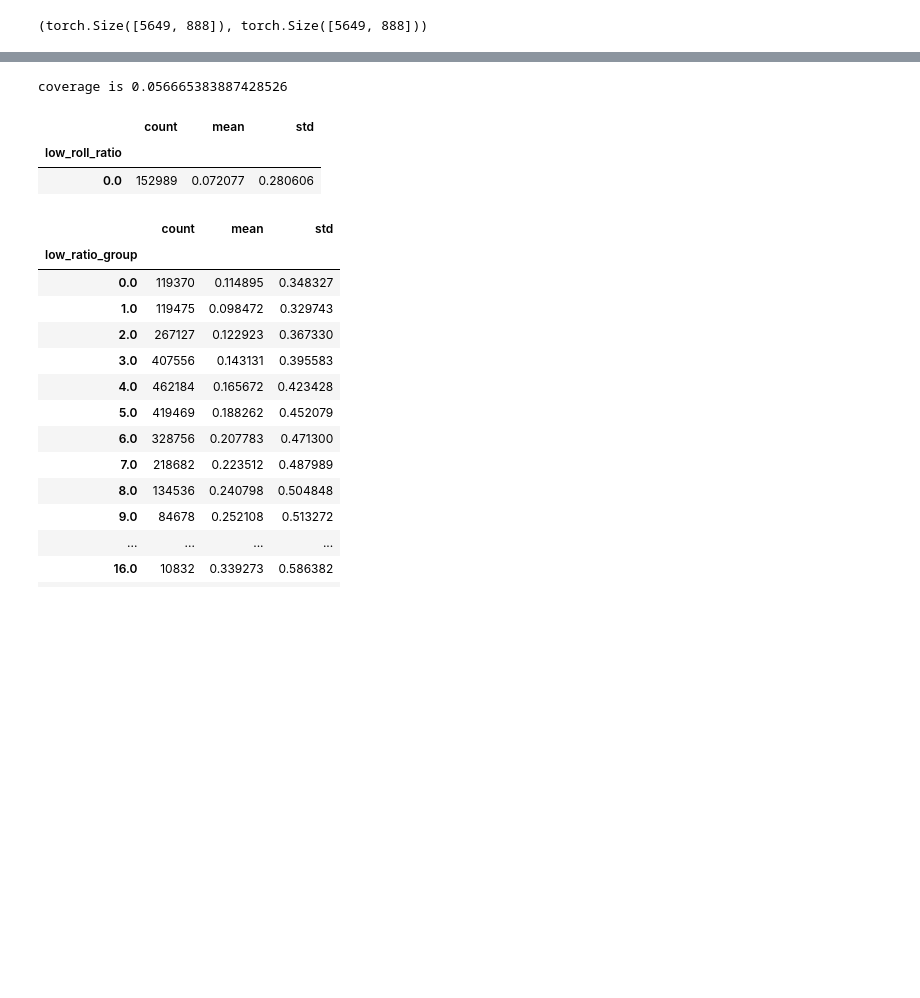
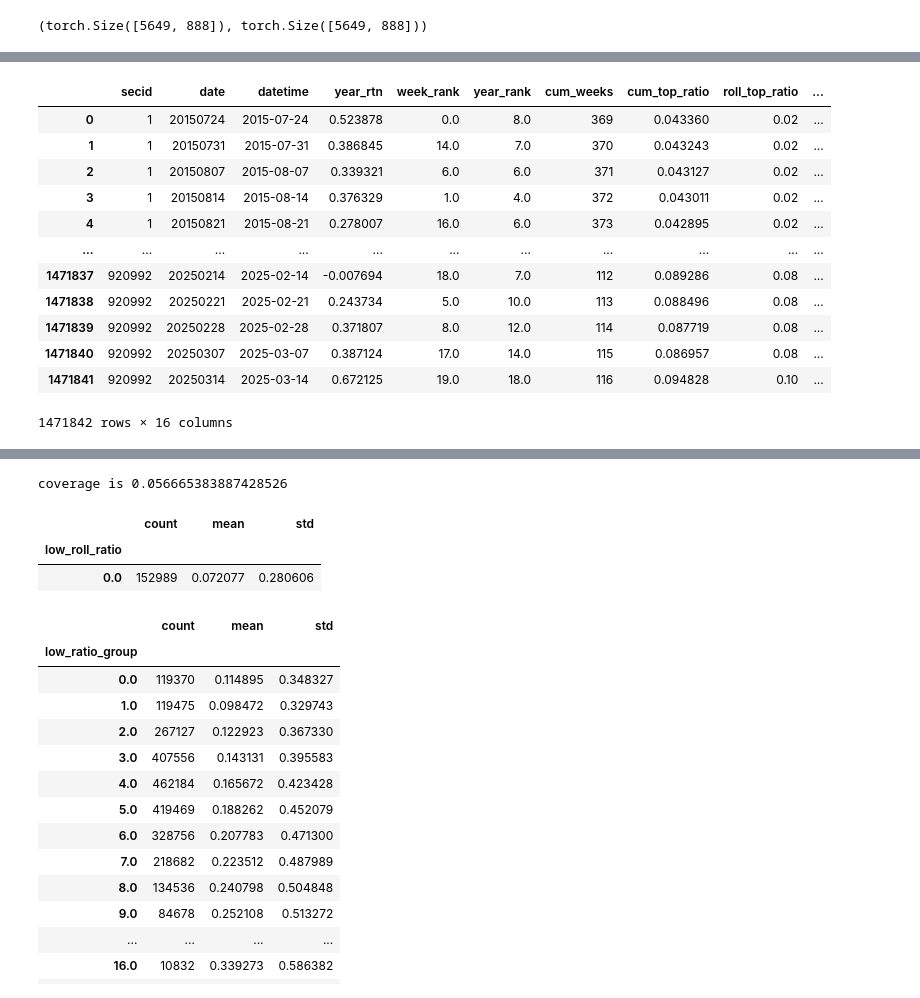
Before and after one commit to mengkjin/learndl, a Jupyter notebook: main.ipynb, the cells around one changed output, grey strips where cells are left out. Saved outputs shown, nothing was run; the diff lists cells and outputs as text; code cells hidden in the pictures; blank space fills up the shorter version.

```diff
--- a/main.ipynb
+++ b/main.ipynb
@@ -84,0 +133,16 @@ coverage is 0.11101119200379678 , chance is 0.0895700752735138
+# %%
+df
+# %% [output]
+|  | secid | date | datetime | year_rtn | week_rank | year_rank | cum_weeks | cum_top_ratio | roll_top_ratio | ... |
+| 0 | 1 | 20150724 | 2015-07-24 | 0.523878 | 0.0 | 8.0 | 369 | 0.043360 | 0.02 | ... |
+| 1 | 1 | 20150731 | 2015-07-31 | 0.386845 | 14.0 | 7.0 | 370 | 0.043243 | 0.02 | ... |
+| 2 | 1 | 20150807 | 2015-08-07 | 0.339321 | 6.0 | 6.0 | 371 | 0.043127 | 0.02 | ... |
+| 3 | 1 | 20150814 | 2015-08-14 | 0.376329 | 1.0 | 4.0 | 372 | 0.043011 | 0.02 | ... |
+| 4 | 1 | 20150821 | 2015-08-21 | 0.278007 | 16.0 | 6.0 | 373 | 0.042895 | 0.02 | ... |
+| ... | ... | ... | ... | ... | ... | ... | ... | ... | ... | ... |
+| 1471837 | 920992 | 20250214 | 2025-02-14 | -0.007694 | 18.0 | 7.0 | 112 | 0.089286 | 0.08 | ... |
+| 1471838 | 920992 | 20250221 | 2025-02-21 | 0.243734 | 5.0 | 10.0 | 113 | 0.088496 | 0.08 | ... |
+| 1471839 | 920992 | 20250228 | 2025-02-28 | 0.371807 | 8.0 | 12.0 | 114 | 0.087719 | 0.08 | ... |
+| 1471840 | 920992 | 20250307 | 2025-03-07 | 0.387124 | 17.0 | 14.0 | 115 | 0.086957 | 0.08 | ... |
+| 1471841 | 920992 | 20250314 | 2025-03-14 | 0.672125 | 19.0 | 18.0 | 116 | 0.094828 | 0.10 | ... |
+1471842 rows × 16 columns
```
Also changed, not shown: parts of 9 cells of this notebook, 2 other files.
